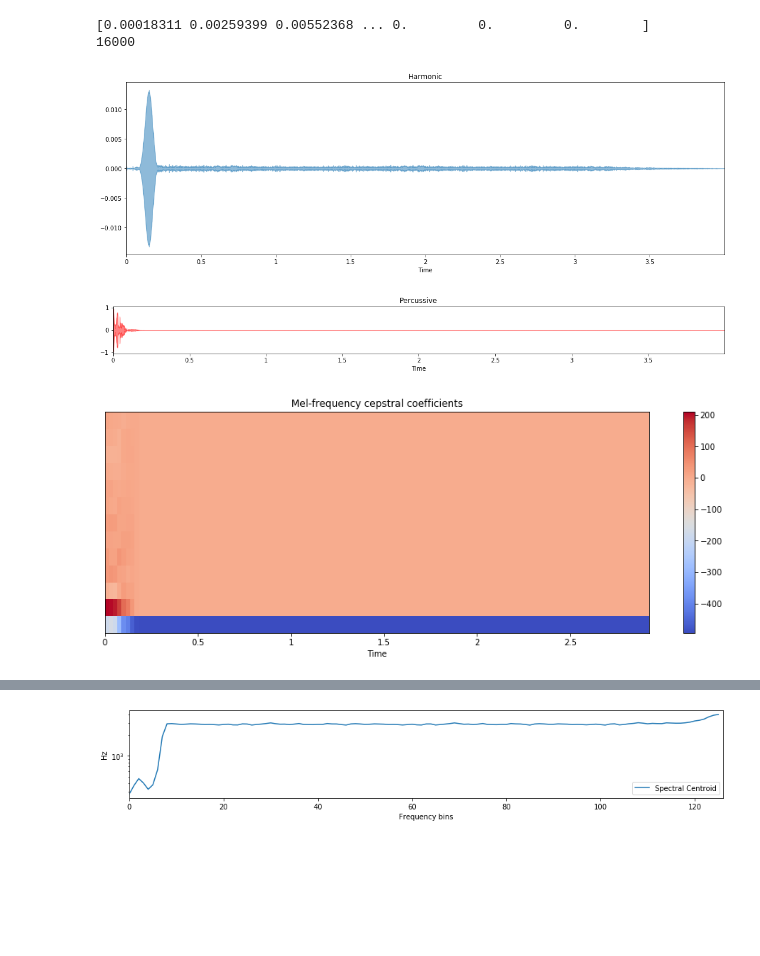
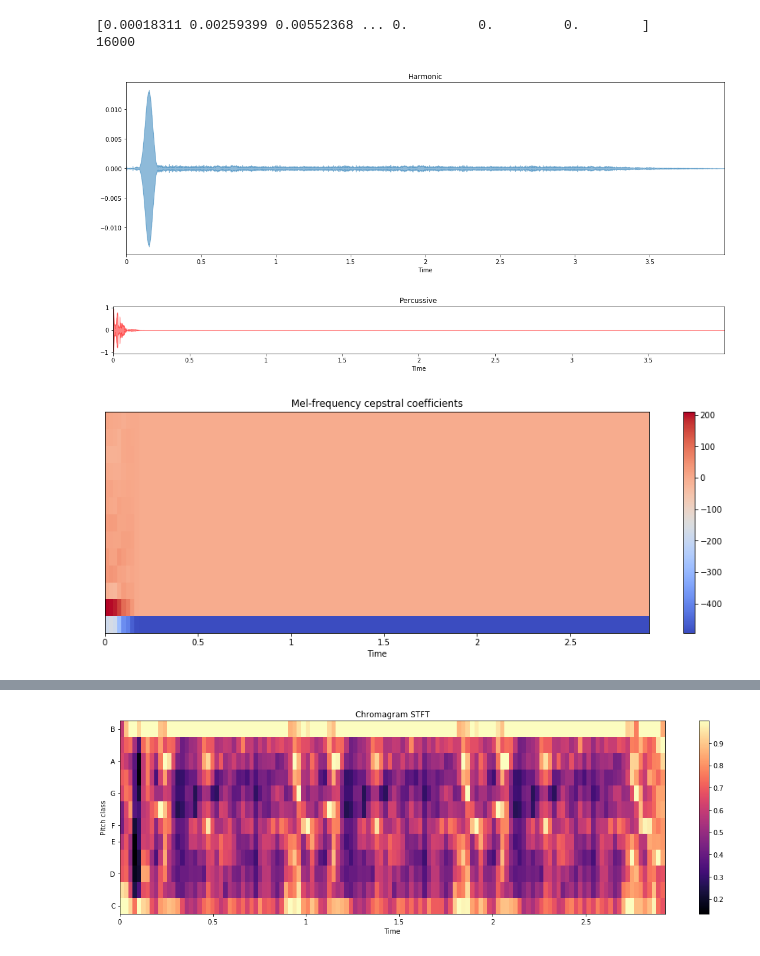
Before and after one commit to AveryCameronUofR/instrument-classification, a Jupyter notebook: Classification.ipynb, the cells around one changed output, grey strips where cells are left out. Saved outputs shown, nothing was run; the diff lists cells and outputs as text; code cells hidden in the pictures; blank space fills up the shorter version.

```diff
--- a/Classification.ipynb
+++ b/Classification.ipynb
@@ -56,44 +76,110 @@ spectral_contrast = librosa.feature.spectral_contrast(y=y, sr=sr)
 # %%
-plt.figure(0,figsize=(15,5))
+index = 0
+plt.figure(index,figsize=(15,5))
 librosa.display.waveplot(y_harmonic, sr=sr, alpha=0.5)
 plt.title('Harmonic')
 plt.tight_layout()
 plt.show()
 
-plt.figure(1, figsize=(15,5))
+index +=1
+plt.figure(index, figsize=(15,5))
 plt.subplot(3, 1, 1)
 librosa.display.waveplot(y_percussive, sr=sr, color='r', alpha=0.5)
 plt.title('Percussive')
 plt.tight_layout()
 plt.show()
 
-plt.figure(2, figsize=(15,5))
+index +=1
+plt.figure(index, figsize=(15,5))
 librosa.display.specshow(mfcc, x_axis='time')
 plt.colorbar()
 plt.title('Mel-frequency cepstral coefficients')
 plt.show()
 
-plt.figure(3, figsize=(15,5))
+index +=1
+plt.figure(index, figsize=(15,5))
 librosa.display.specshow(mfcc_delta, x_axis='time')
 plt.colorbar()
-plt.title('Mel-frequency cepstral coefficients')
+plt.title('Mel-frequency cepstral coefficients Delta')
 plt.show()
 
-plt.figure(4, figsize=(15,5))
-plt.subplot(2, 1, 1)
+index +=1
+plt.figure(index, figsize=(15,5))
+librosa.display.specshow(chroma_stft, y_axis='chroma', x_axis='time')
+plt.colorbar()
+plt.title('Chromagram STFT')
+plt.tight_layout()
+plt.show()
+
+index +=1
+plt.figure(index, figsize=(15,5))
+librosa.display.specshow(chroma_cQ, y_axis='chroma', x_axis='time')
+plt.colorbar()
+plt.title('Chromagram Constant Q')
+plt.tight_layout()
+plt.show()
+
+index +=1
+plt.figure(index, figsize=(15,5))
+librosa.display.specshow(chroma_cens, y_axis='chroma', x_axis='time')
+plt.title('Chroma CENs')
+plt.colorbar()
+plt.tight_layout()
+plt.show()
+
+index +=1
+plt.figure(index, figsize=(15,5))
 plt.semilogy(centroid.T, label='Spectral Centroid')
 plt.ylabel('Hz')
 plt.xticks(np.arange(0,centroid.shape[-1],20))
 plt.xlim([0, centroid.shape[-1]])
 plt.xlabel('Frequency bins')
+plt.title('Spectral Centroid')
 plt.show()
 
-plt.figure(5, figsize=(15,5))
-librosa.display.specshow(spectral_contrast,x_axis='time')
+index +=1
+plt.figure(index, figsize=(15,5))
+plt.semilogy(spec_bandwidth.T, label='Spectral bandwidth')
+plt.ylabel('Hz')
+plt.xticks([])
+plt.xlim([0, spec_bandwidth.shape[-1]])
+plt.legend()
+plt.title('log Power spectrogram')
+plt.tight_layout()
+plt.show()
+
+index +=1
+plt.figure(index, figsize=(15,5))
+librosa.display.specshow(spec_contrast,x_axis='time')
 plt.colorbar()
-plt.ylabel('Frequency bands')
-plt.title('Spectral contrast')
+plt.title('Spectral Contrast')
 plt.show()
+
+index +=1
+plt.figure(index, figsize=(15,5))
+librosa.display.specshow(spec_flatness,x_axis='time')
+plt.colorbar()
+plt.title('Spectral Flatness')
+plt.show()
+
+index +=1
+plt.figure(index, figsize=(15,5))
+plt.semilogy(spectral_rolloff.T)
+plt.ylabel('Hz')
+plt.xticks(np.arange(0,spec_rolloff.shape[-1],20))
+plt.xlim([0, centroid.shape[-1]])
+plt.title('Spectral Rolloff')
+plt.show()
+
+index +=1
+plt.figure(index, figsize=(15,5))
+plt.semilogy(zero_crossing_rate.T, label='Fraction')
+plt.ylabel('Fraction Per Frame')
+plt.xlabel('Bins')
+plt.xticks(np.arange(0, zero_crossing_rate.shape[-1], 20))
+plt.xlim([0, spec_rolloff.shape[-1]])
+plt.title("Zero crossing rate")
+plt.show()
 # %% [output]
 [figure]
 [figure]
@@ -103 +188 @@ Text(0.5, 1.0, 'Spectral contrast')
-[figure, old version]
+[figure, new version]
```
Also changed, not shown: parts of 2 cells of this notebook.
